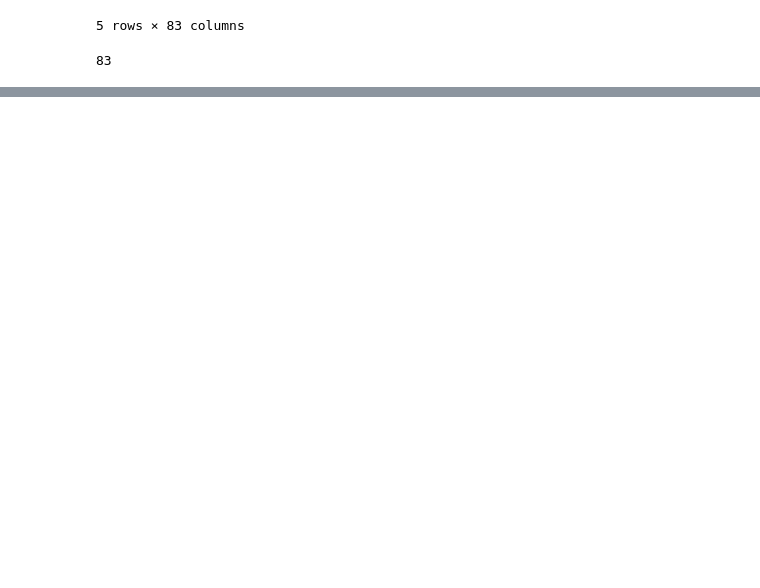
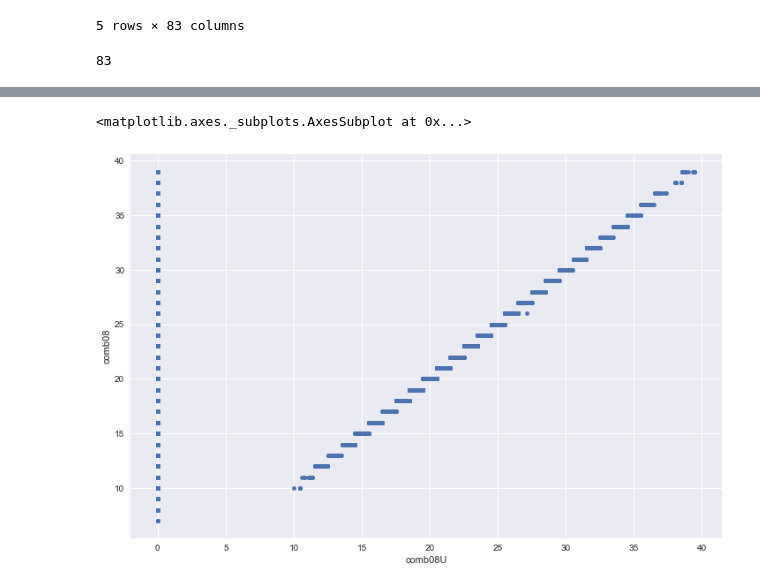
Before and after one commit to zarthur/CSCC-Analytics, a Jupyter notebook: 03-Exploration.ipynb, the cells around one changed output, grey strips where cells are left out. Drawn from its saved outputs; the diff is of its cells as text; code cells hidden in the pictures; blank space fills up the shorter version.

```diff
--- a/03-Exploration.ipynb
+++ b/03-Exploration.ipynb
@@ -353,0 +240,6 @@ sns.pairplot(gym_data.sample(frac=0.01))
+# %%
+# rounding
+epa_subset.query("comb08 > 0 and comb08 < 40").plot.scatter(x="comb08U", y="comb08")
+# %% [output]
+<matplotlib.axes._subplots.AxesSubplot at 0x...>
+[figure, added]
```
Also changed, not shown: parts of 88 cells of this notebook, 5 other files.
